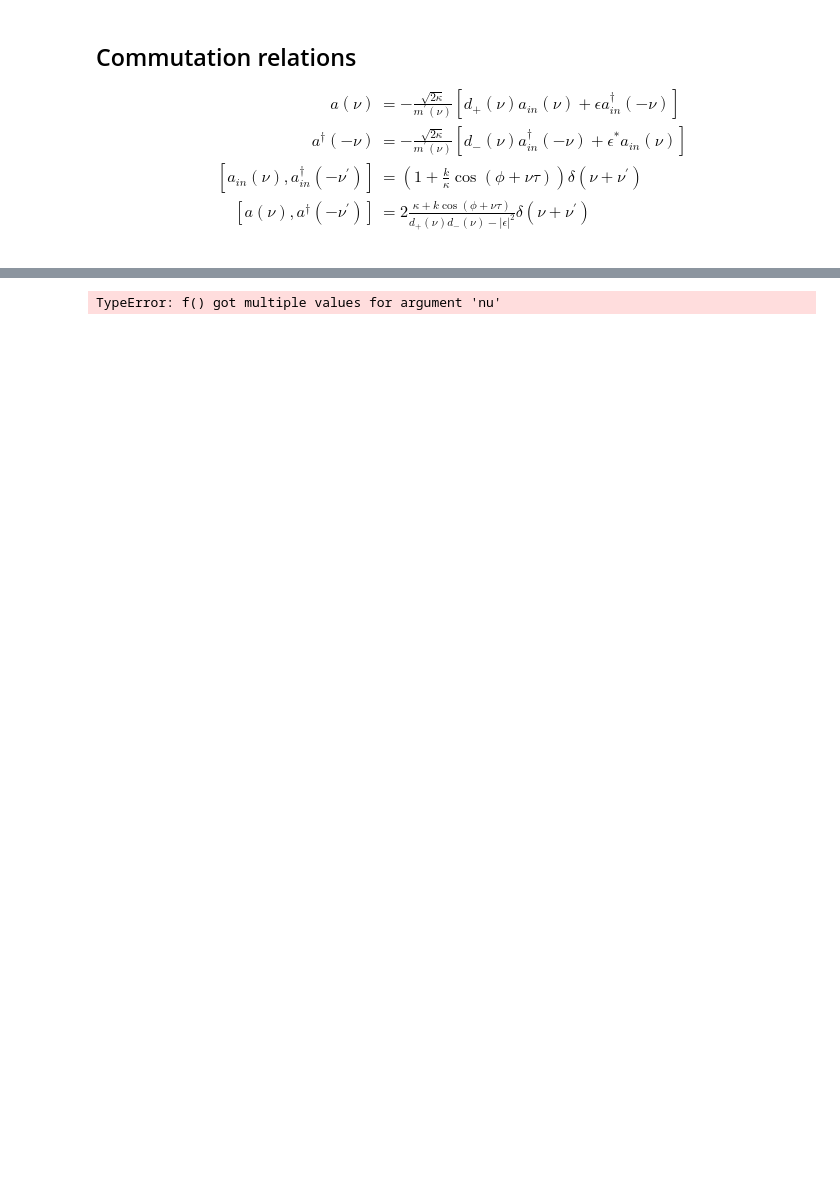
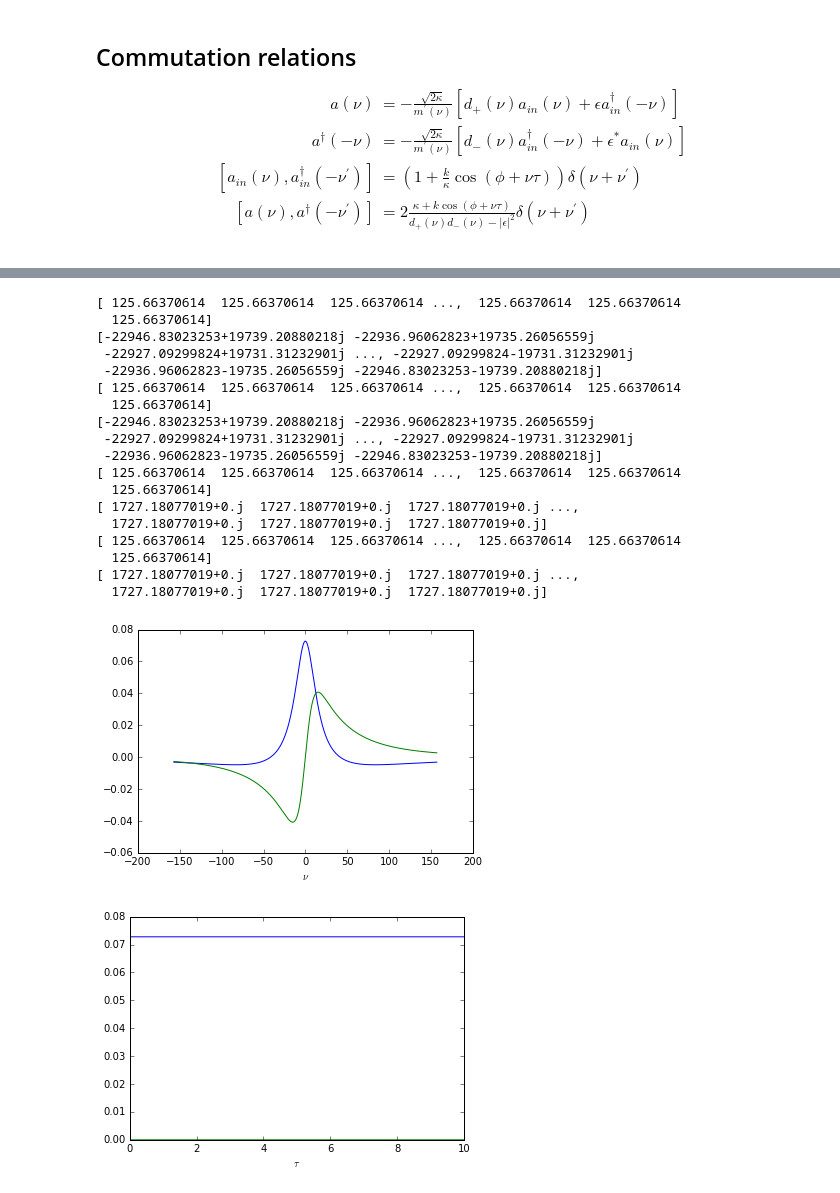
Before and after one commit to nemetniki/DPA, a Jupyter notebook: Commutator.ipynb, the cells around one changed output, grey strips where cells are left out. Cells and saved outputs as stored; diff of their text form; code cells hidden in the pictures; blank space fills up the shorter version.

```diff
--- a/Commutator.ipynb
+++ b/Commutator.ipynb
@@ -10,7 +10,9 @@ a^\dagger(-\nu) &= -\frac{\sqrt{2\kappa}}{m^\prime(\nu)}\left[d_-(\nu)a^\dagger_
 # %%
 %matplotlib inline
 from pylab import *
+import matplotlib.pyplot as plt
 from scipy import integrate
+matplotlib.rcParams['backend'] = 'TkAgg'
 kappa = 10.*2.*pi
 k     = 0.
 phi   = 0.
@@ -31,9 +33,9 @@ def fint(ktau):
 vec_fint = np.vectorize(fint)
 ktauvec = linspace(0,4.,100)
 
-figure(1)
-plot(ktauvec, vec_fint(ktauvec))
-xlabel('$\kappa\\tau$', fontsize=20)
-ylabel('$[a,a^\dagger]$',fontsize=20)
+#figure(1)
+plt.plot(ktauvec, vec_fint(ktauvec));
+plt.xlabel('$\kappa\\tau$', fontsize=20)
+plt.ylabel('$[a,a^\dagger]$',fontsize=20)
 show()
 # %% [output]
@@ -40,9 +59,37 @@ show()
 [figure]
-# %%
-taudep = partial(f,nu=100)
-plot(ktauvec,taudep(ktauvec).real,ktauvec,taudep(ktauvec).imag)
-# %% [output]
-TypeError: f() got multiple values for argument 'nu'
+# %%
+f1=lambda nu : f(nu,0);
+figure(1)
+nu = linspace(-25*2*pi,25*2*pi,10000)
+plot(nu,f1(nu).real,nu,f1(nu).imag)
+xlabel("$\\nu$")
+f2=lambda ktau : f(0,ktau)
+figure(2)
+ktau = linspace(0,10,10000)
+plot(ktau,f2(ktau).real,ktau,f2(ktau).imag)
+xlabel("$\\tau$")
+show()
+# %% [output]
+[ 125.66370614  125.66370614  125.66370614 ...,  125.66370614  125.66370614
+  125.66370614]
+[-22946.83023253+19739.20880218j -22936.96062823+19735.26056559j
+ -22927.09299824+19731.31232901j ..., -22927.09299824-19731.31232901j
+ -22936.96062823-19735.26056559j -22946.83023253-19739.20880218j]
+[ 125.66370614  125.66370614  125.66370614 ...,  125.66370614  125.66370614
+  125.66370614]
+[-22946.83023253+19739.20880218j -22936.96062823+19735.26056559j
+ -22927.09299824+19731.31232901j ..., -22927.09299824-19731.31232901j
+ -22936.96062823-19735.26056559j -22946.83023253-19739.20880218j]
+[ 125.66370614  125.66370614  125.66370614 ...,  125.66370614  125.66370614
+  125.66370614]
+[ 1727.18077019+0.j  1727.18077019+0.j  1727.18077019+0.j ...,
+  1727.18077019+0.j  1727.18077019+0.j  1727.18077019+0.j]
+[ 125.66370614  125.66370614  125.66370614 ...,  125.66370614  125.66370614
+  125.66370614]
+[ 1727.18077019+0.j  1727.18077019+0.j  1727.18077019+0.j ...,
+  1727.18077019+0.j  1727.18077019+0.j  1727.18077019+0.j]
+[figure, added]
+[figure, added]
 # %%
 from functools import partial
 from scipy.fftpack import fft
```
Also changed, not shown: parts of 4 cells of this notebook.
